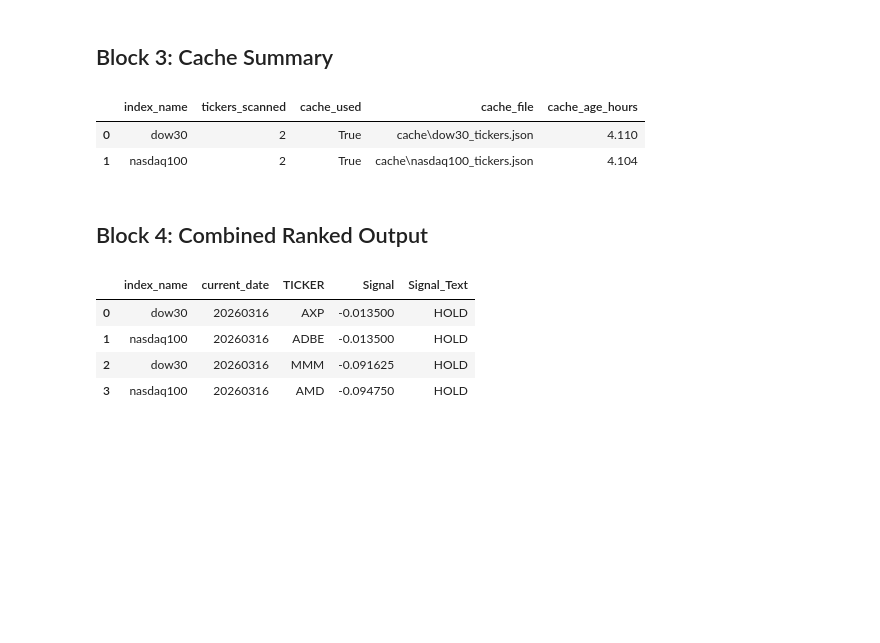
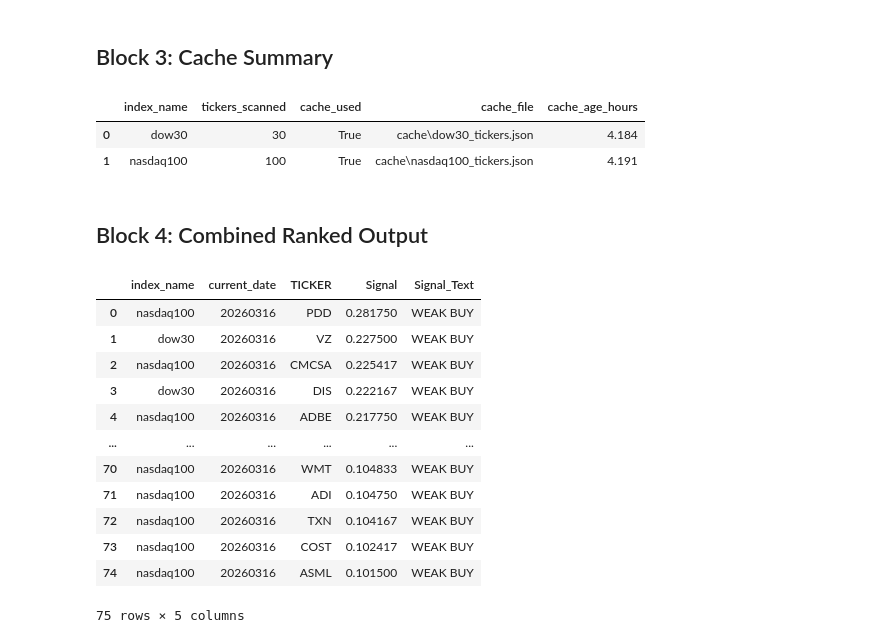
Before and after one commit to tathagata1/stock-analysis, a Jupyter notebook: 03_index_search.ipynb, the cells around one changed output. Drawn from its saved outputs; the diff is of its cells as text; code cells hidden in the pictures; blank space fills up the shorter version.

```diff
--- a/03_index_search.ipynb
+++ b/03_index_search.ipynb
@@ -15,8 +15,8 @@ import analysis_interfaces.interface_index_search as iss
 #}
 index_names = ["dow30", "nasdaq100"]
 limits_by_index = {
-    "dow30": 2,
-    "nasdaq100": 2
+    "dow30": 30,
+    "nasdaq100": 100
 }
 include_sentiment = False  # True requires API keys and adds latency
 ticker_cache_dir = "cache"
@@ -47,15 +47,23 @@ signal_only = index_search_result["signal_only"]
 ticker_cache_summary
 # %% [output]
 |  | index_name | tickers_scanned | cache_used | cache_file | cache_age_hours |
-| 0 | dow30 | 2 | True | cache\dow30_tickers.json | 4.110 |
-| 1 | nasdaq100 | 2 | True | cache\nasdaq100_tickers.json | 4.104 |
+| 0 | dow30 | 30 | True | cache\dow30_tickers.json | 4.184 |
+| 1 | nasdaq100 | 100 | True | cache\nasdaq100_tickers.json | 4.191 |
 # %% [markdown]
 ## Block 4: Combined Ranked Output
 # %%
-ranked
+signal_only
 # %% [output]
 |  | index_name | current_date | TICKER | Signal | Signal_Text |
-| 0 | dow30 | 20260316 | AXP | -0.013500 | HOLD |
-| 1 | nasdaq100 | 20260316 | ADBE | -0.013500 | HOLD |
-| 2 | dow30 | 20260316 | MMM | -0.091625 | HOLD |
-| 3 | nasdaq100 | 20260316 | AMD | -0.094750 | HOLD |
+| 0 | nasdaq100 | 20260316 | PDD | 0.281750 | WEAK BUY |
+| 1 | dow30 | 20260316 | VZ | 0.227500 | WEAK BUY |
+| 2 | nasdaq100 | 20260316 | CMCSA | 0.225417 | WEAK BUY |
+| 3 | dow30 | 20260316 | DIS | 0.222167 | WEAK BUY |
+| 4 | nasdaq100 | 20260316 | ADBE | 0.217750 | WEAK BUY |
+| ... | ... | ... | ... | ... | ... |
+| 70 | nasdaq100 | 20260316 | WMT | 0.104833 | WEAK BUY |
+| 71 | nasdaq100 | 20260316 | ADI | 0.104750 | WEAK BUY |
+| 72 | nasdaq100 | 20260316 | TXN | 0.104167 | WEAK BUY |
+| 73 | nasdaq100 | 20260316 | COST | 0.102417 | WEAK BUY |
+| 74 | nasdaq100 | 20260316 | ASML | 0.101500 | WEAK BUY |
+75 rows × 5 columns
```
Also changed, not shown: 5 other files.
